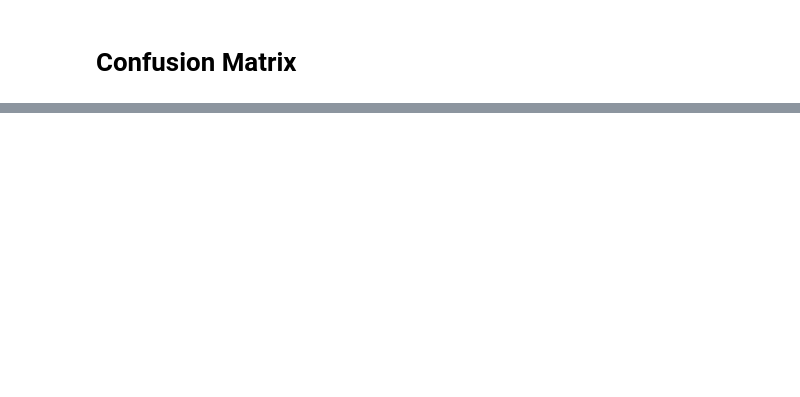
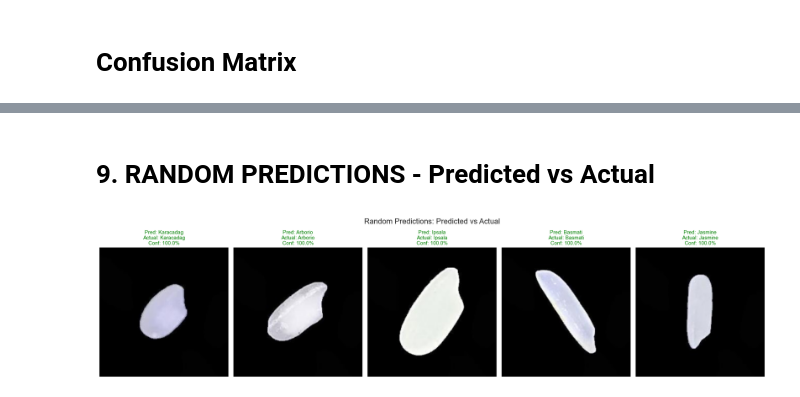
Before and after one commit to ayusuf9/Deep-Learning-Rice-Image-Data-Classification, a Jupyter notebook: rice_prediction.ipynb, the cells around one changed output, grey strips where cells are left out. Saved outputs shown, nothing was run; the diff lists cells and outputs as text; code cells hidden in the pictures; blank space fills up the shorter version.

```diff
--- a/rice_prediction.ipynb
+++ b/rice_prediction.ipynb
@@ -33,4 +37,14 @@ SEED = 42
 np.random.seed(SEED)
 tf.random.set_seed(SEED)
 
-print(f"TensorFlow version: {tf.__version__}")
+CLASS_LABELS = {
+    "Arborio": 0,
+    "Basmati": 1,
+    "Ipsala": 2,
+    "Jasmine": 3,
+    "Karacadag": 4,
+}
+CLASS_NAMES = list(CLASS_LABELS.keys())
+NUM_CLASSES = len(CLASS_LABELS)
+IMG_SIZE = (224, 224)
+SAMPLES_PER_CLASS = 2000
@@ -319,0 +410,31 @@ Despite the unstable training curves, the model actually classifies very well on
+# %% [markdown]
+# 9. RANDOM PREDICTIONS - Predicted vs Actual
+# %%
+n = 5
+indices = np.random.choice(len(X_test), n, replace=False)
+
+fig, axes = plt.subplots(1, n, figsize=(4 * n, 5))
+fig.suptitle("Random Predictions: Predicted vs Actual", fontsize=16, y=1.02)
+
+for i, idx in enumerate(indices):
+    img = X_test[idx]
+    true_label = CLASS_NAMES[y_test[idx]]
+
+    pred = transfer_model.predict(img[np.newaxis, ...], verbose=0)
+    pred_label = CLASS_NAMES[np.argmax(pred)]
+    confidence = np.max(pred) * 100
+
+    color = "green" if pred_label == true_label else "red"
+
+    axes[i].imshow(cv2.cvtColor((img * 255).astype(np.uint8), cv2.COLOR_BGR2RGB))
+    axes[i].set_title(
+        f"Pred: {pred_label}\nActual: {true_label}\nConf: {confidence:.1f}%",
+        color=color, fontsize=11
+    )
+    axes[i].axis("off")
+
+plt.tight_layout()
+plt.savefig("random_predictions.png", dpi=100)
+plt.show()
+# %% [output]
+[figure, added]
```
Also changed, not shown: parts of 33 cells of this notebook, 15 other files.
